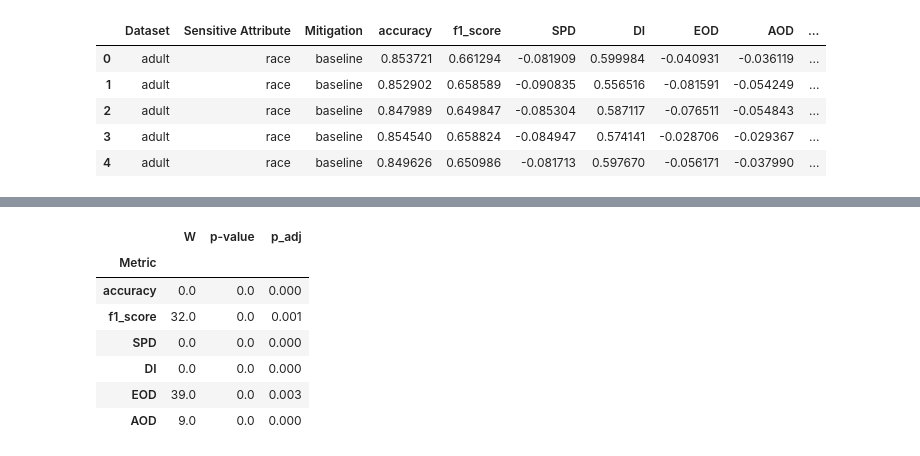
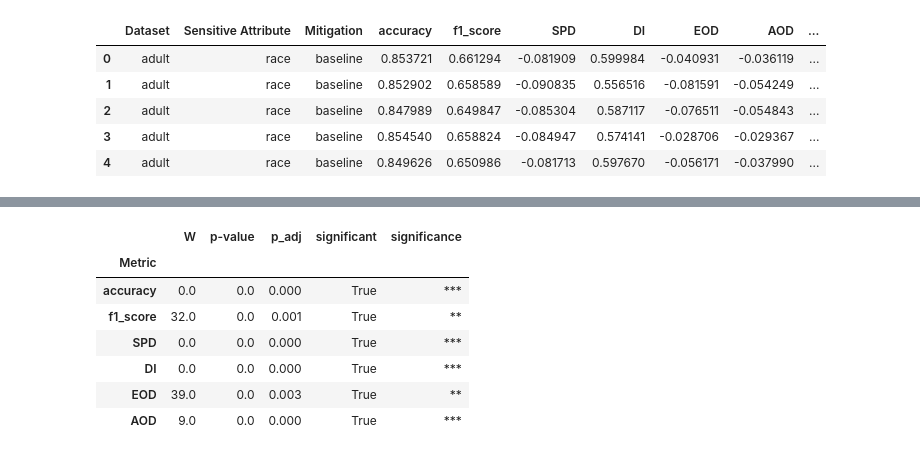
Before and after one commit to jeaend/bias-mitigation-aif360, a Jupyter notebook: notebooks/wilcoxon_statistical_testing.ipynb, the cells around one changed output, grey strips where cells are left out. Saved outputs shown, nothing was run; the diff lists cells and outputs as text; code cells hidden in the pictures.

Commit message:
fix pivot table wilcoxon test

```diff
--- a/notebooks/wilcoxon_statistical_testing.ipynb
+++ b/notebooks/wilcoxon_statistical_testing.ipynb
@@ -9,6 +9,7 @@ import pandas as pd
 from src.statistical_testing import perform_wilcoxon
 
 pd.set_option('display.max_rows', 500)
+pd.set_option('display.max_columns', 500)
 # %%
 df = pd.read_csv('../reports/raw_metrics.csv')
 df.head()
@@ -51,22 +55,20 @@ wilcoxon_results
 # %%
 results_nested = {}
 for method, sub in wilcoxon_results.groupby('Method'):
     results_nested[method] = {}
     for (ds, attr), grp in sub.groupby(['Dataset','Attribute']):
-        # make a small DF of metrics × [W, p-value, p_adj]
         results_nested[method][(ds,attr)] = (
-            grp.set_index('Metric')[['W','p-value','p_adj']]
+            grp.set_index('Metric')[['W','p-value','p_adj', 'significant', 'significance']]
         )
 
 # e.g. access Reweighing → (Adult_income, race)
 results_nested['meta fair classifier'][('adult','sex')]
-#results_nested['reweighing'][('compas','sex')]
 # %% [output]
-|  | W | p-value | p_adj |
-| Metric |  |  |  |
-| accuracy | 0.0 | 0.0 | 0.000 |
-| f1_score | 32.0 | 0.0 | 0.001 |
-| SPD | 0.0 | 0.0 | 0.000 |
-| DI | 0.0 | 0.0 | 0.000 |
-| EOD | 39.0 | 0.0 | 0.003 |
-| AOD | 9.0 | 0.0 | 0.000 |
+|  | W | p-value | p_adj | significant | significance |
+| Metric |  |  |  |  |  |
+| accuracy | 0.0 | 0.0 | 0.000 | True | *** |
+| f1_score | 32.0 | 0.0 | 0.001 | True | ** |
+| SPD | 0.0 | 0.0 | 0.000 | True | *** |
+| DI | 0.0 | 0.0 | 0.000 | True | *** |
+| EOD | 39.0 | 0.0 | 0.003 | True | ** |
+| AOD | 9.0 | 0.0 | 0.000 | True | *** |
```
Also changed, not shown: parts of 6 cells of this notebook, 1 other file.
